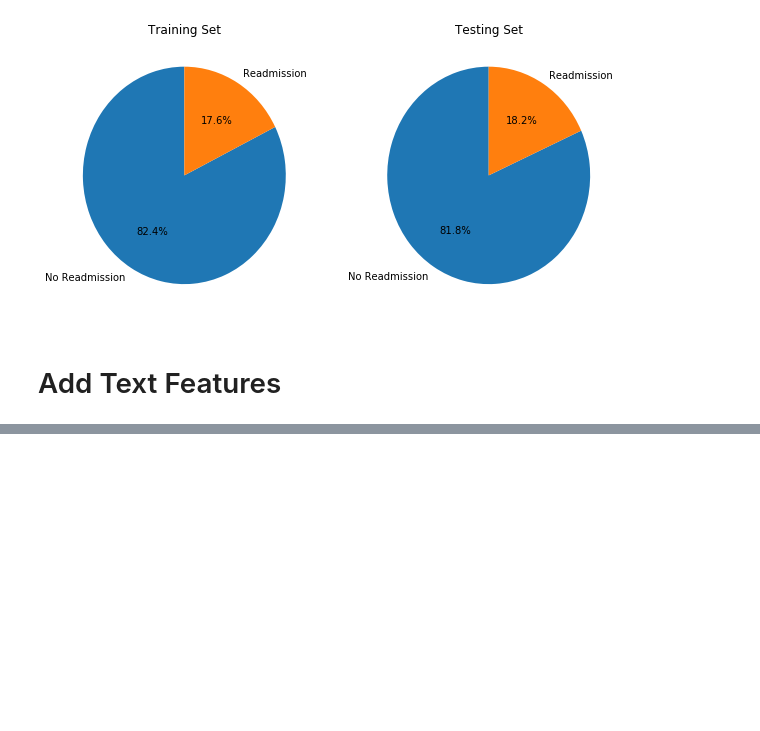
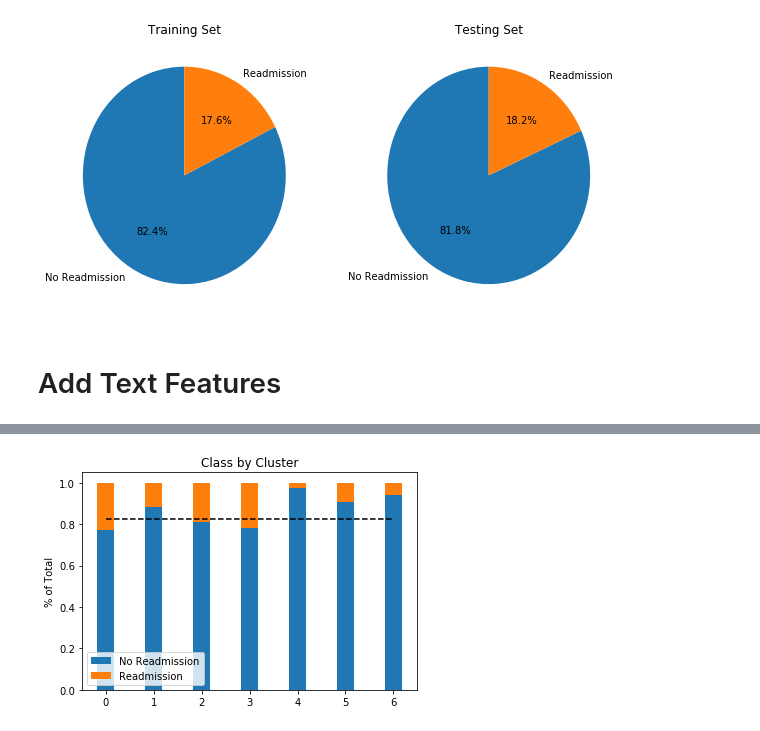
Before and after one commit to pateli18/Machine-Learning-Nanodegree, a Jupyter notebook: capstone_project/Split Dataset and Add Text Features.ipynb, the cells around one changed output, grey strips where cells are left out. Drawn from its saved outputs; the diff is of its cells as text; code cells hidden in the pictures; blank space fills up the shorter version.

Commit message:
added k-means clustering

```diff
--- a/capstone_project/Split Dataset and Add Text Features.ipynb
+++ b/capstone_project/Split Dataset and Add Text Features.ipynb
@@ -95,15 +134,15 @@ def get_vocab_frame(df, column_name):
     print('there are ' + str(vocab_frame.shape[0]) + ' items in vocab_frame')
     return vocab_frame
 # %%
-def cluster_text(df_train, column_name, num_clusters, vocab_frame, tfidf_matrix, terms):
+def cluster_text(df_train, num_clusters, vocab_frame, tfidf_matrix, terms):
 
     #kmeans cluster
     km = KMeans(n_clusters=num_clusters, random_state = 42)
     km.fit(tfidf_matrix)
     clusters = km.labels_.tolist()
-    df_train[column_name + '_cluster'] = clusters
+    df_train['cluster'] = clusters
     print('Cluster Value Counts:')
-    print(df_train[column_name + '_cluster'].value_counts())
+    print(df_train['cluster'].value_counts())
 
     #view clusters
     print("Top terms per cluster:")
@@ -119,9 +158,9 @@ def cluster_text(df_train, column_name, num_clusters, vocab_frame, tfidf_matrix,
         print() #add whitespace
         print() #add whitespace
 
-        cluster_genres = df_train[df_train[column_name + '_cluster'] == i]['genre'].value_counts()
-        cluster_genres = cluster_genres[cluster_genres*1.0 / cluster_genres.sum() >= .05]
-        print(cluster_genres)
+        cluster_classes = df_train[df_train['cluster'] == i]['READMISSION'].value_counts()
+        cluster_classes = 1.0 * cluster_classes / df_train[df_train['cluster'] == i].shape[0]
+        print(cluster_classes)
         print() #add whitespace
         print() #add whitespace
 
@@ -142,0 +178,6 @@ terms = tfidf_vectorizer.get_feature_names()
+# %%
+# run k-means clustering and input it into dataset
+clusters = 7
+km = cluster_text(train_df, clusters, vocab_frame, tfidf_matrix_train, terms)
+train_df['DESCRIPTION_CLUSTER'] = km.predict(tfidf_matrix_train)
+test_df['DESCRIPTION_CLUSTER'] = km.predict(tfidf_matrix_test)
@@ -142,0 +214,31 @@ terms = tfidf_vectorizer.get_feature_names()
+# %%
+# get cluster summmary for graph
+no_readmission_cluster = train_df[train_df['READMISSION'] == False]['DESCRIPTION_CLUSTER'].value_counts()
+readmission_cluster = train_df[train_df['READMISSION'] == True]['DESCRIPTION_CLUSTER'].value_counts()
+cluster_summary = [[cluster, no_readmission_cluster[cluster], readmission_cluster[cluster]] for cluster in range(clusters)]
+cluster_summary = pd.DataFrame(cluster_summary, columns=['Cluster', 'No Readmission', 'Readmission'])
+cluster_summary['Total'] = cluster_summary['No Readmission'] + cluster_summary['Readmission']
+cluster_summary['No Readmission'] = 1.0 * cluster_summary['No Readmission'] / cluster_summary['Total']
+cluster_summary['Readmission'] = 1.0 * cluster_summary['Readmission'] / cluster_summary['Total']
+
+# graph cluster summary
+ind = np.arange(clusters)
+labels = ind
+
+fig, ax = plt.subplots()
+
+no_readmission_axis = ax.bar(ind, cluster_summary['No Readmission'].tolist(), label = 'No Readmission', width = width)
+readmission_axis = ax.bar(ind, cluster_summary['Readmission'].tolist(), bottom = cluster_summary['No Readmission'].tolist(), label = 'Readmission', width = width)
+
+ax.set_ylabel('% of Total')
+ax.set_title('Class by Cluster')
+ax.set_xticks(ind)
+ax.set_xticklabels(labels)
+
+ax.legend((no_readmission_axis[0], readmission_axis[0]), ('No Readmission', 'Readmission'))
+
+ax.plot([0, 6], [(1.0*train_no_readmission / train_df.shape[0]), (1.0*train_no_readmission / train_df.shape[0])], "k--")
+
+plt.show()
+# %% [output]
+[figure, added]
```
Also changed, not shown: parts of 10 cells of this notebook.
